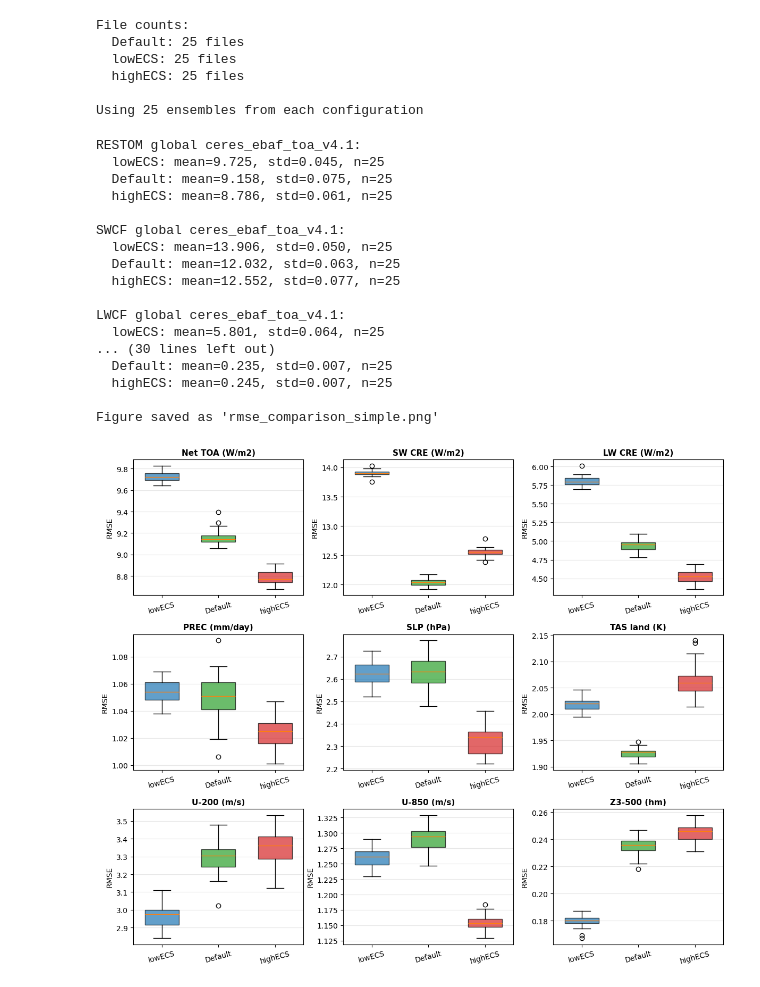
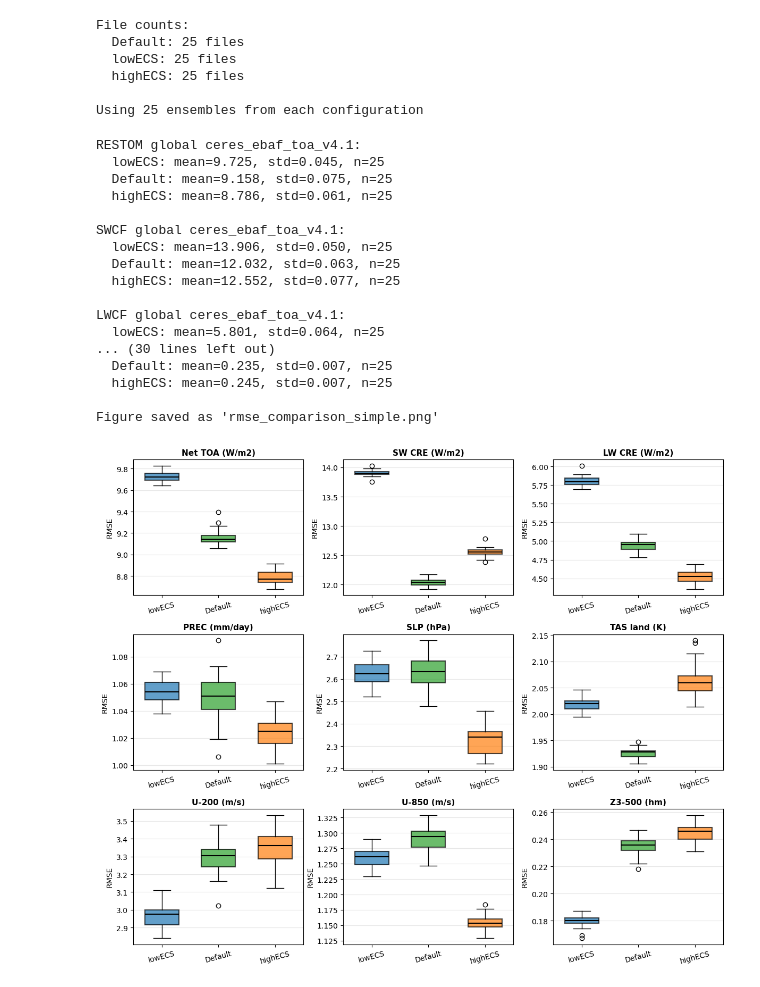
Before and after one commit to beharrop/E3SMv3-XLE-analysis, a Jupyter notebook: E3SM_diags_RMSE_comparison.ipynb, the cells around one changed output. Saved outputs shown, nothing was run; the diff lists cells and outputs as text; code cells hidden in the pictures.

Commit message:
Update RMSE comparison plot, manage_data crawler, and add in ETCCDI initial analyses

```diff
--- a/E3SM_diags_RMSE_comparison.ipynb
+++ b/E3SM_diags_RMSE_comparison.ipynb
@@ -55,10 +55,12 @@ configs = {
     },
     'highECS': {
         'pattern': 'v3.LR.highECS.historical_',
-        'color': 'tab:red',
+        'color': 'tab:orange',
         'files': []
     }
 }
+boxprops    = dict(color='black', linewidth=1.5)
+medianprops = dict(color='black', linewidth=1.5)
 
 # Get CSV files for each configuration and ensemble member
 for config_name, config_info in configs.items():
@@ -147,7 +149,9 @@ for idx, (metric, label) in enumerate(zip(metrics, metric_labels)):
     bp = ax.boxplot(data_to_plot,
                     tick_labels=config_list,
                     patch_artist=True,
-                    widths=0.6)
+                    widths=0.6,
+                    boxprops=boxprops,
+                    medianprops=medianprops)
 
     # Color the boxes
     for patch, color in zip(bp['boxes'], colors):
@@ -162,34 +166,34 @@ for idx, (metric, label) in enumerate(zip(metrics, metric_labels)):
 
     # Print statistics
     print(f"\n{metric}:")
     for config in config_list:
         values = rmse_data[metric][config]
         if values:
             print(f"  {config}: mean={np.mean(values):.3f}, std={np.std(values):.3f}, n={len(values)}")
 
 plt.tight_layout()
 plt.savefig(figure_dir + 'rmse_comparison_simple.png', dpi=300, bbox_inches='tight')
 print("\nFigure saved as 'rmse_comparison_simple.png'")
 plt.show()
 # %% [output]
 RESTOM global ceres_ebaf_toa_v4.1:
   lowECS: mean=9.725, std=0.045, n=25
   Default: mean=9.158, std=0.075, n=25
   highECS: mean=8.786, std=0.061, n=25
 
 SWCF global ceres_ebaf_toa_v4.1:
   lowECS: mean=13.906, std=0.050, n=25
   Default: mean=12.032, std=0.063, n=25
   highECS: mean=12.552, std=0.077, n=25
 
 LWCF global ceres_ebaf_toa_v4.1:
   lowECS: mean=5.801, std=0.064, n=25
 ... (30 lines left out)
   Default: mean=0.235, std=0.007, n=25
   highECS: mean=0.245, std=0.007, n=25
 
 Figure saved as 'rmse_comparison_simple.png'
-[figure, old version]
+[figure, new version]
 # %%
 import matplotlib.patches as mpatches
 import matplotlib.lines as mlines
```
Also changed, not shown: parts of 3 cells of this notebook, 2 other files.
